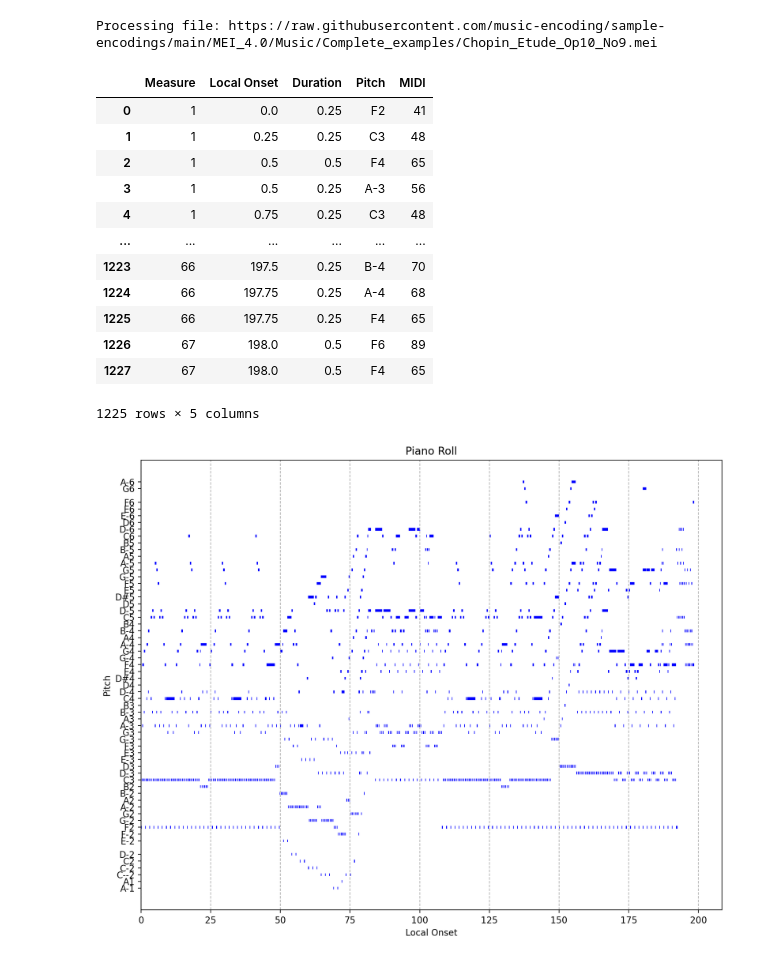
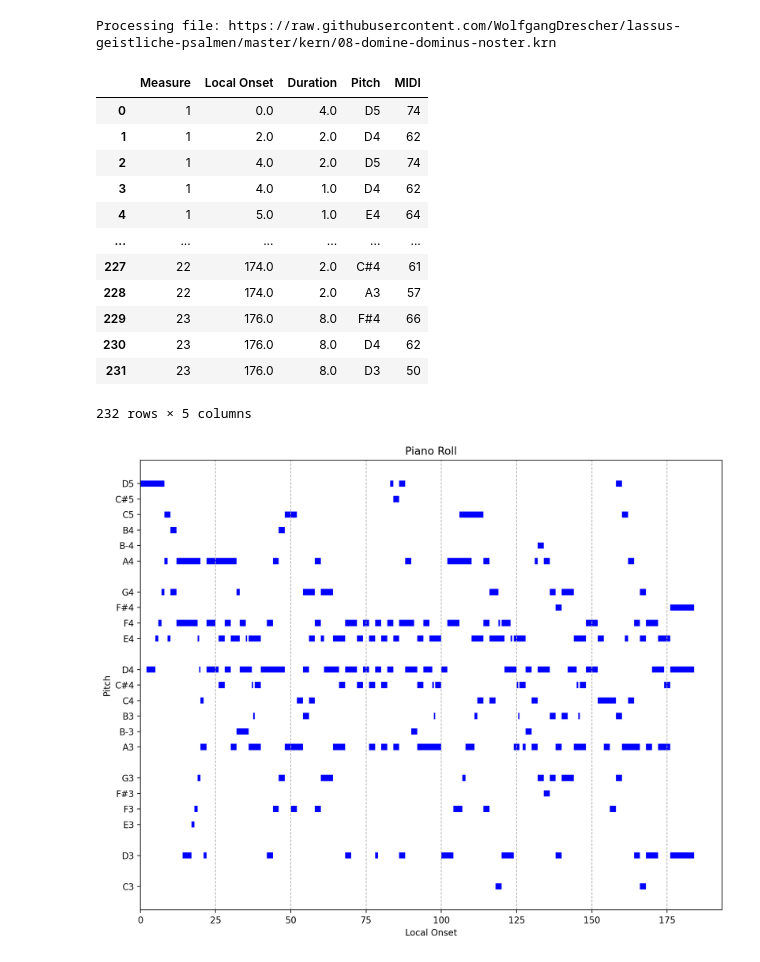
Before and after one commit to egorpol/ssm_tools, a Jupyter notebook: music21_df_ssm.ipynb, the cells around one changed output. Saved outputs shown, nothing was run; the diff lists cells and outputs as text; code cells hidden in the pictures.

```diff
--- a/music21_df_ssm.ipynb
+++ b/music21_df_ssm.ipynb
@@ -142,10 +142,9 @@ adjust_fractional_duration = False  # Set to False if you want to keep fractiona
 # Define a list or dictionary of file sources.
 
 file_sources = [
-    # 'Chorale-Corpus-main/Bach,_Johann_Sebastian/Chorales/225/short_score.mxl',
-    # 'wtc1f08.mid',
-    # 'https://raw.githubusercontent.com/WolfgangDrescher/lassus-geistliche-psalmen/master/kern/08-domine-dominus-noster.krn',
-    'https://raw.githubusercontent.com/music-encoding/sample-encodings/main/MEI_4.0/Music/Complete_examples/Chopin_Etude_Op10_No9.mei'
+    #'C://Users//egorp//Nextcloud//code//playground//wtc1f08.mid',
+    'https://raw.githubusercontent.com/WolfgangDrescher/lassus-geistliche-psalmen/master/kern/08-domine-dominus-noster.krn',
+    #'https://raw.githubusercontent.com/music-encoding/sample-encodings/main/MEI_4.0/Music/Complete_examples/Chopin_Etude_Op10_No9.mei'
 ]
 
 try:
@@ -153,46 +152,46 @@ try:
         print(f"Processing file: {file_source}")
         print("\n")
         file_path = get_file_path(file_source)
         score = converter.parse(file_path)
         voice_data = extract_voice_data(score)
         df = pd.DataFrame(voice_data, columns=['Measure', 'Local Onset', 'Duration', 'Pitch'])
 
                 # Apply MIDI Pitch Conversion with Error Handling
         try:
             df['MIDI'] = df['Pitch'].apply(lambda x: pitch_module.Pitch(x).midi)
         except Exception as e:
             print(f"Error converting pitch to MIDI: {e}")
             continue
 
         # Process the DataFrame to adjust durations and convert data types
         df_processed = filter_and_adjust_durations(df, filter_zero_duration, adjust_fractional_duration)
 
         # Display the processed DataFrame. Adjust if not applicable for your environment.
         display(df_processed)  # Make sure to use df_processed
 
         create_piano_roll(df_processed)  # Ensure to pass the processed DataFrame
 
         # Break after the first successful execution to prevent processing all file sources.
         break
 
 except Exception as e:
     print(f"An error occurred: {e}")
 # %% [output]
-Processing file: https://raw.githubusercontent.com/music-encoding/sample-encodings/main/MEI_4.0/Music/Complete_examples/Chopin_Etude_Op10_No9.mei
+Processing file: https://raw.githubusercontent.com/WolfgangDrescher/lassus-geistliche-psalmen/master/kern/08-domine-dominus-noster.krn
 |  | Measure | Local Onset | Duration | Pitch | MIDI |
-| 0 | 1 | 0.0 | 0.25 | F2 | 41 |
-| 1 | 1 | 0.25 | 0.25 | C3 | 48 |
-| 2 | 1 | 0.5 | 0.5 | F4 | 65 |
-| 3 | 1 | 0.5 | 0.25 | A-3 | 56 |
-| 4 | 1 | 0.75 | 0.25 | C3 | 48 |
+| 0 | 1 | 0.0 | 4.0 | D5 | 74 |
+| 1 | 1 | 2.0 | 2.0 | D4 | 62 |
+| 2 | 1 | 4.0 | 2.0 | D5 | 74 |
+| 3 | 1 | 4.0 | 1.0 | D4 | 62 |
+| 4 | 1 | 5.0 | 1.0 | E4 | 64 |
 | ... | ... | ... | ... | ... | ... |
-| 1223 | 66 | 197.5 | 0.25 | B-4 | 70 |
-| 1224 | 66 | 197.75 | 0.25 | A-4 | 68 |
-| 1225 | 66 | 197.75 | 0.25 | F4 | 65 |
-| 1226 | 67 | 198.0 | 0.5 | F6 | 89 |
-| 1227 | 67 | 198.0 | 0.5 | F4 | 65 |
+| 227 | 22 | 174.0 | 2.0 | C#4 | 61 |
+| 228 | 22 | 174.0 | 2.0 | A3 | 57 |
+| 229 | 23 | 176.0 | 8.0 | F#4 | 66 |
+| 230 | 23 | 176.0 | 8.0 | D4 | 62 |
+| 231 | 23 | 176.0 | 8.0 | D3 | 50 |
-1225 rows × 5 columns
+232 rows × 5 columns
-[figure, old version]
+[figure, new version]
 # %%
 # Find and print out the row with smallest duration (useful for setting up the resolution of SSM plot)
 
```
Also changed, not shown: parts of 2 cells of this notebook, 2 other files.
